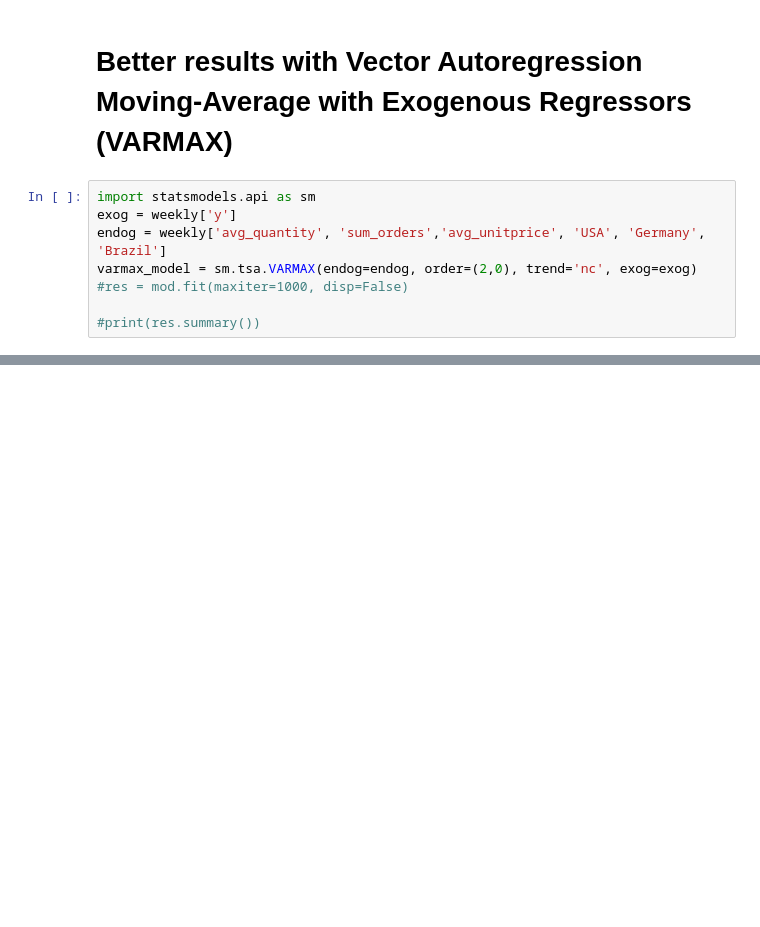
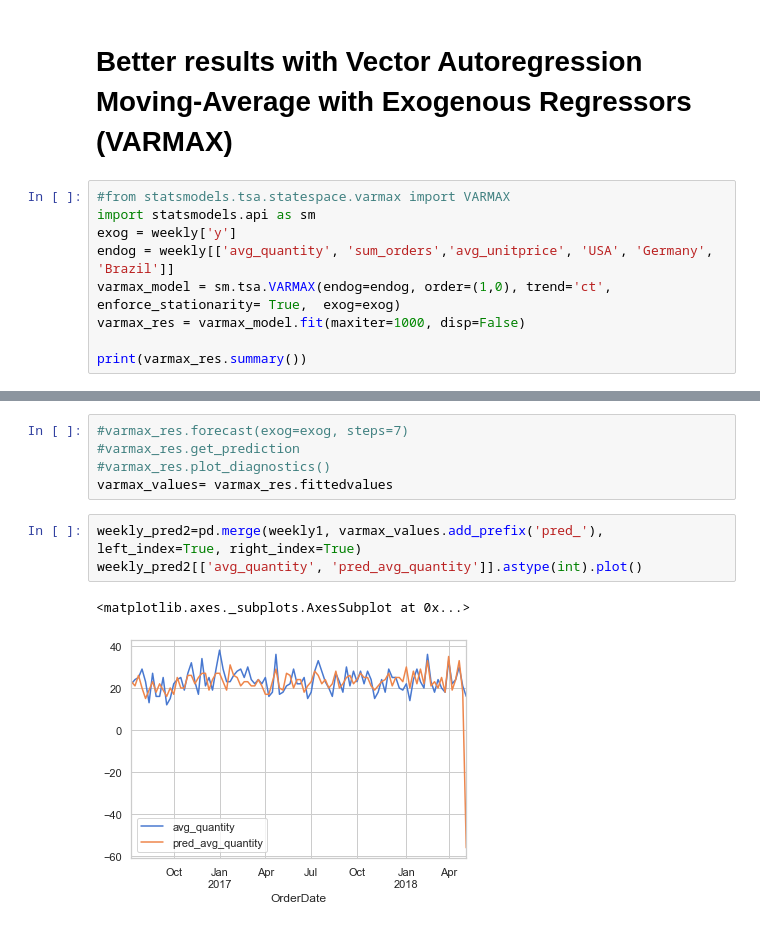
Before and after one commit to JGruettner/comprehensive_crm, a Jupyter notebook: Forecast_Multivari.ipynb, the cells around one changed output, grey strips where cells are left out. Saved outputs shown, nothing was run; the diff lists cells and outputs as text; blank space fills up the shorter version.

```diff
--- a/Forecast_Multivari.ipynb
+++ b/Forecast_Multivari.ipynb
@@ -291,10 +370,11 @@ mean_absolute_percentage_error(y_true=weekly_comp['avg_quantity'], y_pred=weekly
 # %% [markdown]
 # Better results with Vector Autoregression Moving-Average with Exogenous Regressors (VARMAX)
 # %%
+#from statsmodels.tsa.statespace.varmax import VARMAX
 import statsmodels.api as sm
 exog = weekly['y']
-endog = weekly['avg_quantity', 'sum_orders','avg_unitprice', 'USA', 'Germany', 'Brazil']
-varmax_model = sm.tsa.VARMAX(endog=endog, order=(2,0), trend='nc', exog=exog)
-#res = mod.fit(maxiter=1000, disp=False)
+endog = weekly[['avg_quantity', 'sum_orders','avg_unitprice', 'USA', 'Germany', 'Brazil']]
+varmax_model = sm.tsa.VARMAX(endog=endog, order=(1,0), trend='ct', enforce_stationarity= True,  exog=exog)
+varmax_res = varmax_model.fit(maxiter=1000, disp=False)
 
-#print(res.summary())
+print(varmax_res.summary())
@@ -327,0 +431,11 @@ for i in cols:
+# %%
+#varmax_res.forecast(exog=exog, steps=7)
+#varmax_res.get_prediction
+#varmax_res.plot_diagnostics()
+varmax_values= varmax_res.fittedvalues
+# %%
+weekly_pred2=pd.merge(weekly1, varmax_values.add_prefix('pred_'), left_index=True, right_index=True)
+weekly_pred2[['avg_quantity', 'pred_avg_quantity']].astype(int).plot()
+# %% [output]
+<matplotlib.axes._subplots.AxesSubplot at 0x...>
+[figure, added]
```
Also changed, not shown: parts of 18 cells of this notebook, 1 other file.
